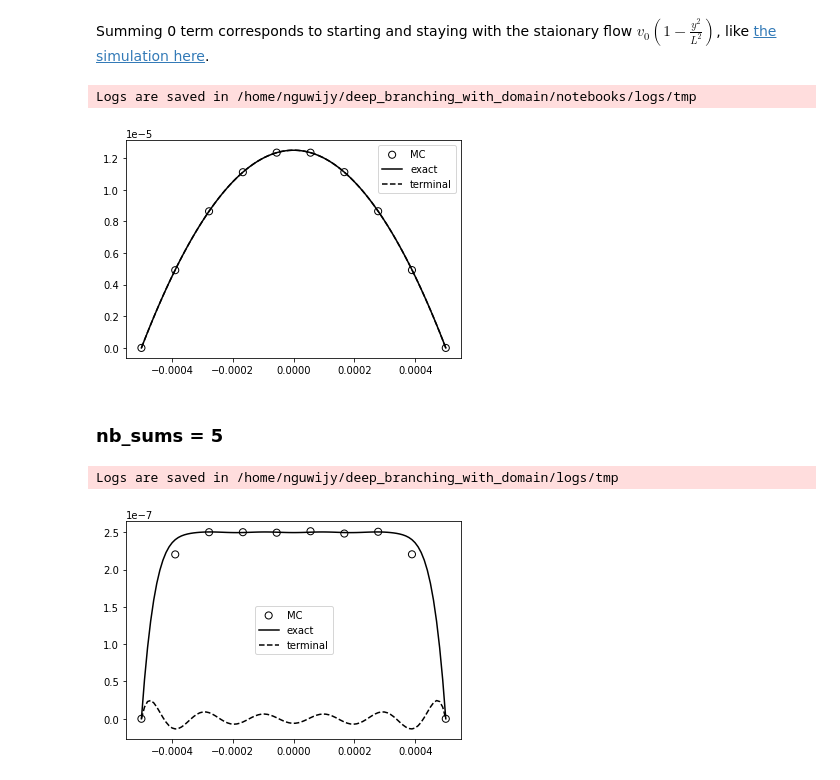
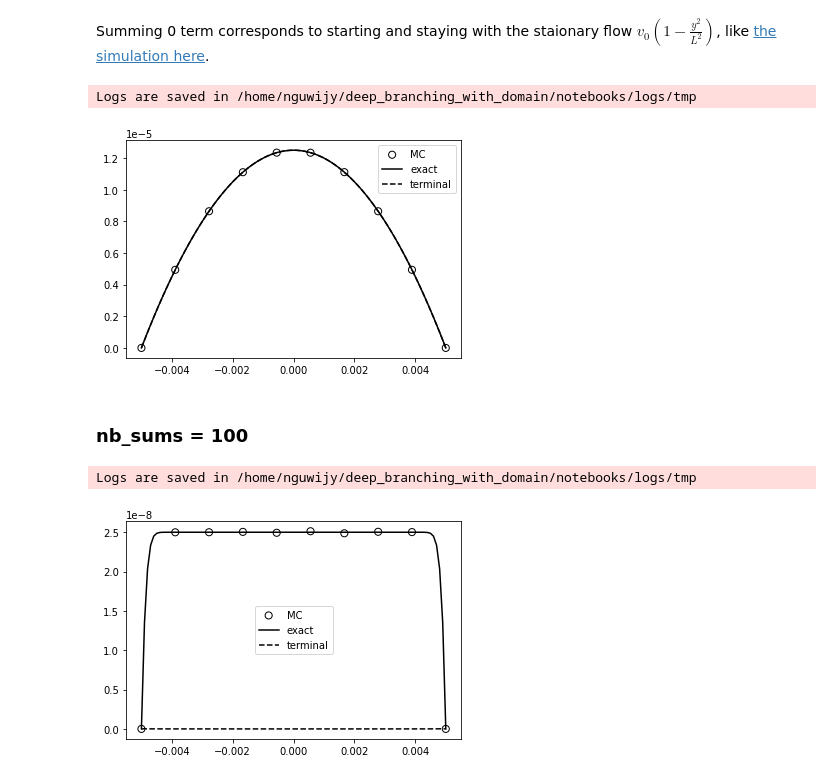
Before and after one commit to nguwijy/deep_branching_with_domain, a Jupyter notebook: notebooks/mc_samples.ipynb, the cells around one changed output. Saved outputs shown, nothing was run; the diff lists cells and outputs as text; code cells hidden in the pictures.

```diff
--- a/notebooks/mc_samples.ipynb
+++ b/notebooks/mc_samples.ipynb
@@ -143,0 +153,22 @@ Logs are saved in /home/nguwijy/deep_branching_with_domain/logs/tmp
+# %%
+problem_name = "mbe3"
+nu = .02
+alpha = 2
+
+# function definition
+deriv_map = np.array([0, 1]).reshape(-1, 1)
+def f_example(y, coordinate=0):
+    """
+    idx 0 -> no deriv
+    idx 1 -> first deriv
+    """
+    return - y[0]**3 * y[1]
+
+def phi_example(x, coordinate=0):
+    return x[0] / (1 + alpha * torch.exp(x[0]**2 / (2 * nu)))
+
+def exact_example(t, x, T, coordinate=0):
+    tt = 1 + T - t
+    return x[0] / tt / (1 + alpha * np.sqrt(tt) * np.exp(x[0]**2 / (2 * nu * tt)))
+
+x_lo, x_hi = 0., 1.
@@ -331,7 +386,7 @@ def is_x_inside(x, lower_bound=-10, upper_bound=10):
 problem_name = "navier_stokes_poiseuille"
 nu = 5e-9
 v0 = 1.25e-5
-L = 5e-4
+L = 5e-3
 alpha = 2
 
 t_lo, x_lo, x_hi = 0., -L, L
@@ -399,7 +454,7 @@ def p_example_full(x, t):
     return alpha * v0**2 - nu * v0 / L**2 * x[0]
 
 patches = 1
-T = patches * 1
+T = patches * 10
 MAX_VAL = 100
 # %% [markdown]
 ### nb_sums = 0
@@ -443,11 +498,11 @@ model = Net(
 simulate_mc_and_plot(model)
 # %% [output]
 Logs are saved in /home/nguwijy/deep_branching_with_domain/notebooks/logs/tmp
-[figure, old version]
+[figure, new version]
 # %% [markdown]
-### nb_sums = 5
+### nb_sums = 100
 # %%
-nb_sums = 5
+nb_sums = 100
 exact_example = partial(exact_example_, nb_sums=nb_sums)
 
 # define NN and train
@@ -455,32 +510,32 @@ torch.manual_seed(0)
 model = Net(
     problem_name=problem_name,
     f_fun=f_example,
     deriv_map=deriv_map,
     zeta_map=zeta_map,
     deriv_condition_deriv_map=deriv_condition_deriv_map,
     deriv_condition_zeta_map=deriv_condition_zeta_map,
     exact_p_fun_full=p_example_full,
     phi_fun=partial(phi_example, nb_sums=nb_sums),
     conditional_probability_to_survive=partial(
         conditional_probability_to_survive,
         lower_bound=(-MAX_VAL, x_lo),
         upper_bound=(MAX_VAL, x_hi),
     ),
     is_x_inside=partial(
         is_x_inside,
         lower_bound=(-MAX_VAL, x_lo),
         upper_bound=(MAX_VAL, x_hi),
     ),
     device=device,
     x_lo=x_lo,
     x_hi=x_hi,
     T=T,
     nu=nu,
     branch_patches=patches,
     branch_nb_path_per_state=1000000,
     save_as_tmp=True,
 )
 simulate_mc_and_plot(model)
 # %% [output]
-Logs are saved in /home/nguwijy/deep_branching_with_domain/logs/tmp
+Logs are saved in /home/nguwijy/deep_branching_with_domain/notebooks/logs/tmp
-[figure, old version]
+[figure, new version]
```
Also changed, not shown: parts of 5 cells of this notebook.
